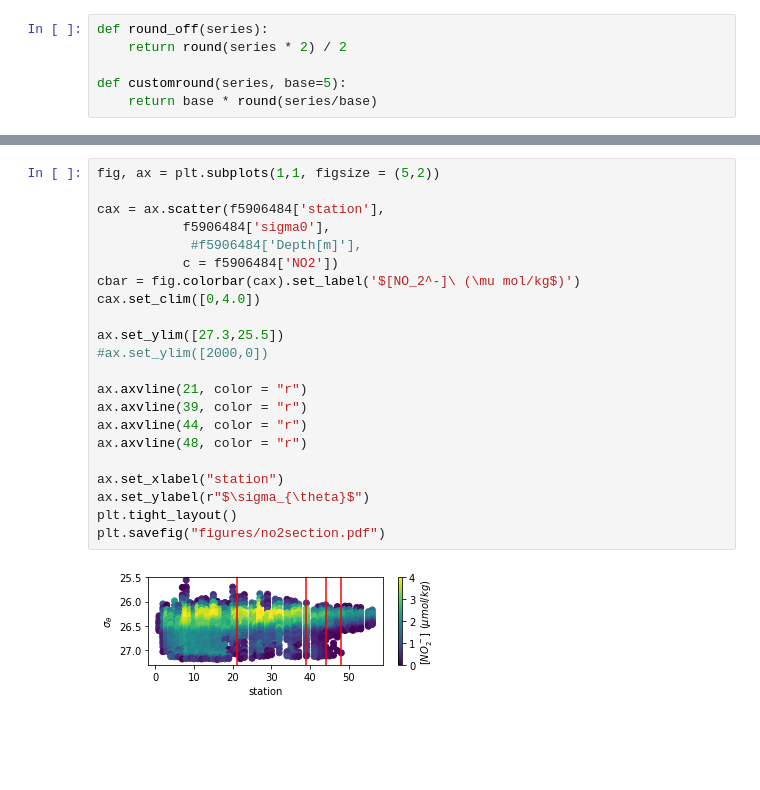
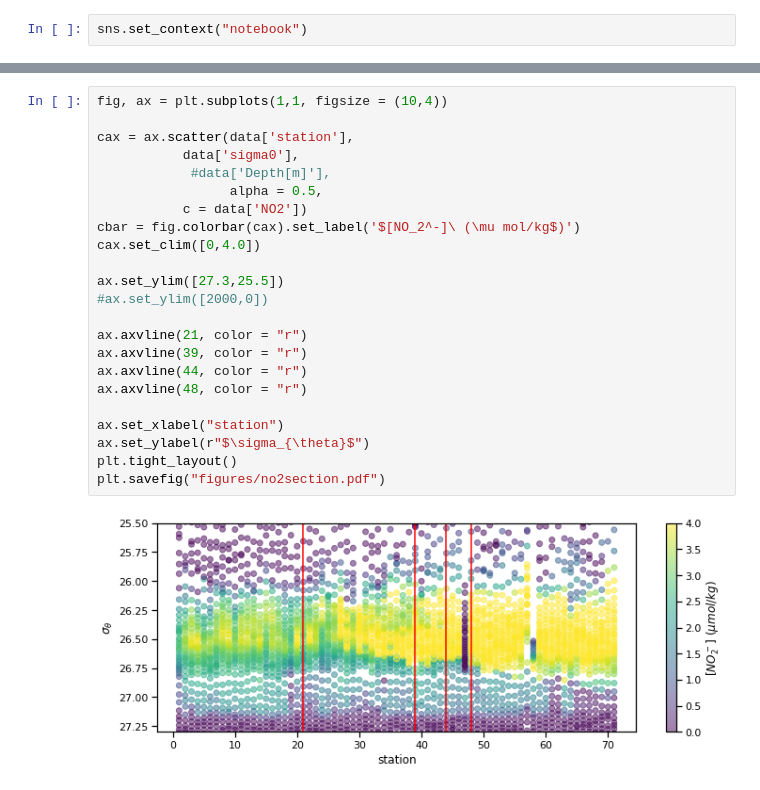
Before and after one commit to ckelly314/bablab_FK180624, a Jupyter notebook: plot_sections.ipynb, the cells around one changed output, grey strips where cells are left out. Drawn from its saved outputs; the diff is of its cells as text; blank space fills up the shorter version.

```diff
--- a/plot_sections.ipynb
+++ b/plot_sections.ipynb
@@ -7,6 +8,2 @@ import matplotlib.pyplot as plt
 # %%
-def round_off(series):
-    return round(series * 2) / 2
-
-def customround(series, base=5):
-    return base * round(series/base)
+sns.set_context("notebook")
@@ -149,25 +134,26 @@ Index(['month', 'lat', 'lon', 'depth', 'Cruise', 'station', 'Type',
 # %%
-fig, ax = plt.subplots(1,1, figsize = (5,2))
+fig, ax = plt.subplots(1,1, figsize = (10,4))
 
-cax = ax.scatter(f5906484['station'],
-           f5906484['sigma0'],
-            #f5906484['Depth[m]'],
-           c = f5906484['NO2'])
+cax = ax.scatter(data['station'],
+           data['sigma0'],
+            #data['Depth[m]'],
+                 alpha = 0.5,
+           c = data['NO2'])
 cbar = fig.colorbar(cax).set_label('$[NO_2^-]\ (\mu mol/kg$)')
 cax.set_clim([0,4.0])
 
 ax.set_ylim([27.3,25.5])
 #ax.set_ylim([2000,0])
 
 ax.axvline(21, color = "r")
 ax.axvline(39, color = "r")
 ax.axvline(44, color = "r")
 ax.axvline(48, color = "r")
 
 ax.set_xlabel("station")
 ax.set_ylabel(r"$\sigma_{\theta}$")
 plt.tight_layout()
 plt.savefig("figures/no2section.pdf")
 # %% [output]
-[figure, old version]
+[figure, new version]
 # %%
```
Also changed, not shown: parts of 12 cells of this notebook, 6 other files.
